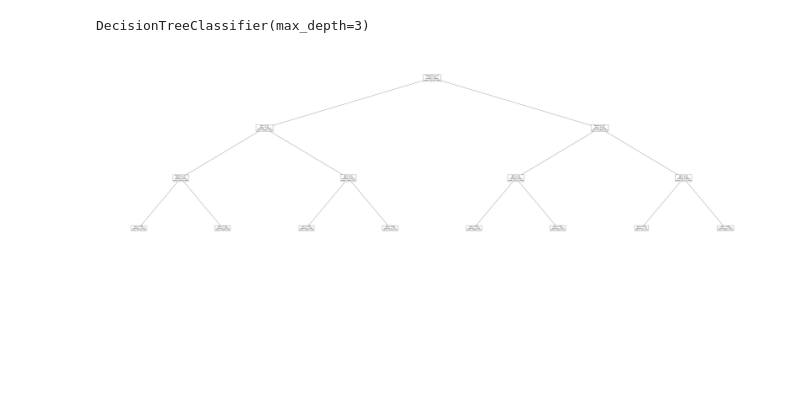
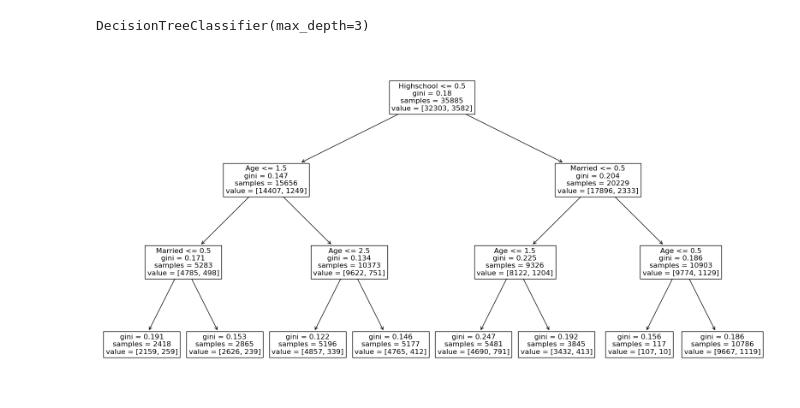
Before and after one commit to RaymondAlarcon/DecisionTree, a Jupyter notebook: ClassificationAnalysis.ipynb, the cells around one changed output. Saved outputs shown, nothing was run; the diff lists cells and outputs as text; code cells hidden in the pictures; blank space fills up the shorter version.

```diff
--- a/ClassificationAnalysis.ipynb
+++ b/ClassificationAnalysis.ipynb
@@ -251,8 +251,8 @@ model.fit(demo_only_input_n, target)
 # %% [output]
 DecisionTreeClassifier(max_depth=3)
 # %%
-fig, axe = plt.subplots(figsize=(100, 30))
+fig, axe = plt.subplots(figsize=(20, 10))
 plot_tree(model, ax=axe, fontsize=12, feature_names=['Age', 'Married', 'Highschool'])
 plt.show()
 # %% [output]
-[figure, old version]
+[figure, new version]
```
